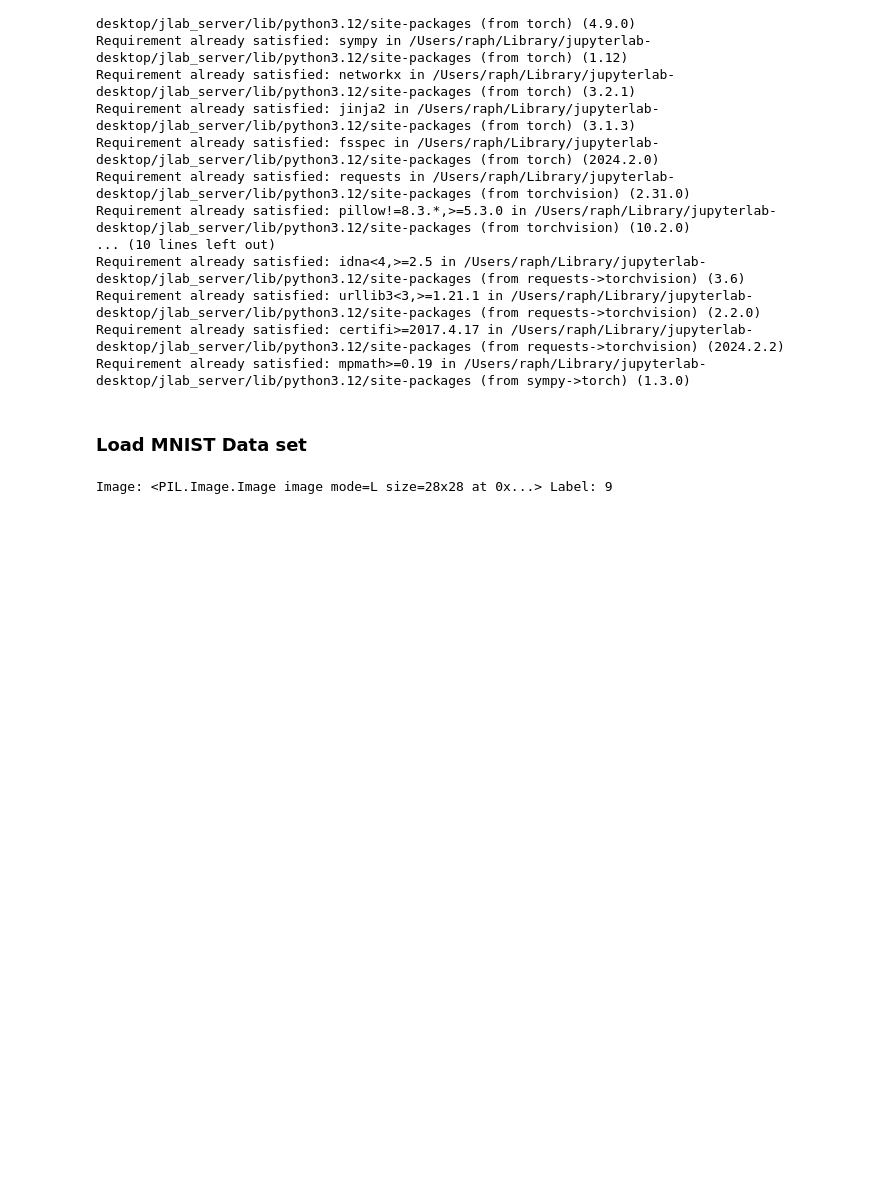
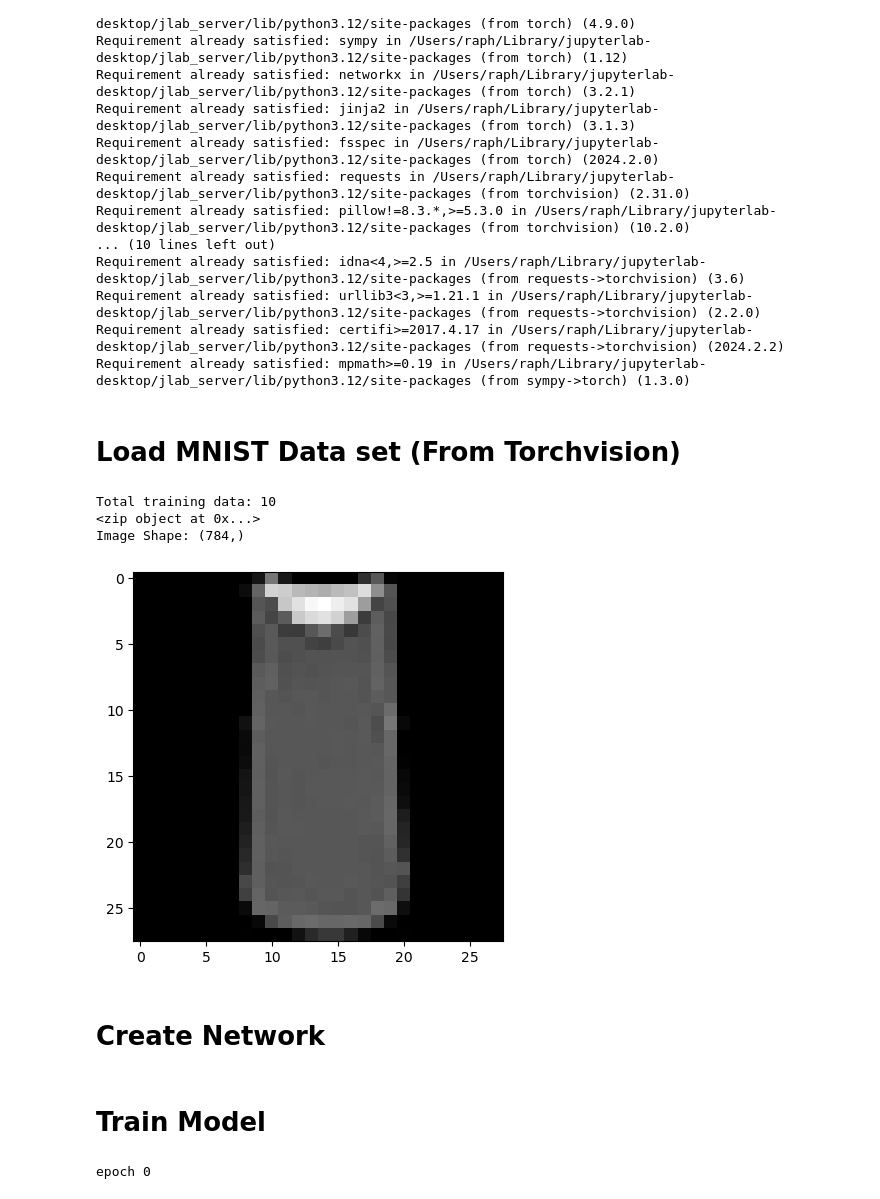
Before and after one commit to yanghuaxuan/mlc_py, a Jupyter notebook: mnist.ipynb, the cells around one changed output. Drawn from its saved outputs; the diff is of its cells as text; code cells hidden in the pictures; blank space fills up the shorter version.

```diff
--- a/mnist.ipynb
+++ b/mnist.ipynb
@@ -23,24 +23,56 @@ Requirement already satisfied: urllib3<3,>=1.21.1 in /Users/raph/Library/jupyter
 Requirement already satisfied: certifi>=2017.4.17 in /Users/raph/Library/jupyterlab-desktop/jlab_server/lib/python3.12/site-packages (from requests->torchvision) (2024.2.2)
 Requirement already satisfied: mpmath>=0.19 in /Users/raph/Library/jupyterlab-desktop/jlab_server/lib/python3.12/site-packages (from sympy->torch) (1.3.0)
 # %% [markdown]
-### Load MNIST Data set
+# Load MNIST Data set (From Torchvision)
 # %%
 import os
 os.environ['KMP_DUPLICATE_LIB_OK']='True'
 
 import torch
 import torchvision
-from torch.utils.data import Dataset
+from torch.utils.data import Dataset, Subset
 from torchvision import datasets
 from torchvision.transforms import ToTensor, Lambda
 import numpy as np
+import matplotlib.pyplot as plt
 
-training_data = datasets.FashionMNIST(
+
+dataset = datasets.FashionMNIST(
     root="data",
     train=True,
     download=True,
 )
 
-print(f"Image: {(training_data[0][0])} Label: {training_data[0][1]}")
+# Get only 1/4 of data
+training_data = Subset(dataset, range(10))
+print(f"Total training data: {len(training_data)}")
+
+labels_map = {
+    0: "T-Shirt",
+    1: "Trouser",
+    2: "Pullover",
+    3: "Dress",
+    4: "Coat",
+    5: "Sandal",
+    6: "Shirt",
+    7: "Sneaker",
+    8: "Bag",
+    9: "Ankle Boot",
+}
+
+img_array = [(np.array(data[0].convert("L")) / 255).reshape((-1)) for data in training_data]
+img_label = [[data[1]] for data in training_data]
+
+xd = zip(img_array, img_label)
+print(xd)
+#img_array = img_array / 255
+
+plt.imshow(training_data[2][0], cmap="gray")
+print(f"Image Shape: {img_array[0].shape}")
 # %% [output]
-Image: <PIL.Image.Image image mode=L size=28x28 at 0x...> Label: 9
+Total training data: 10
+<zip object at 0x...>
+Image Shape: (784,)
+[figure, added]
+# %% [markdown]
+# Create Network
@@ -46,0 +91,9 @@ Image: <PIL.Image.Image image mode=L size=28x28 at 0x...> Label: 9
+# %% [markdown]
+# Train Model
+# %%
+data = list(zip(img_array, img_label))
+
+
+SGD(net0, training_data=data, mini_batch_size=1, epochs=1, learn_rate=2)
+# %% [output]
+epoch 0
```
Also changed, not shown: parts of 2 cells of this notebook, 5 other files.
